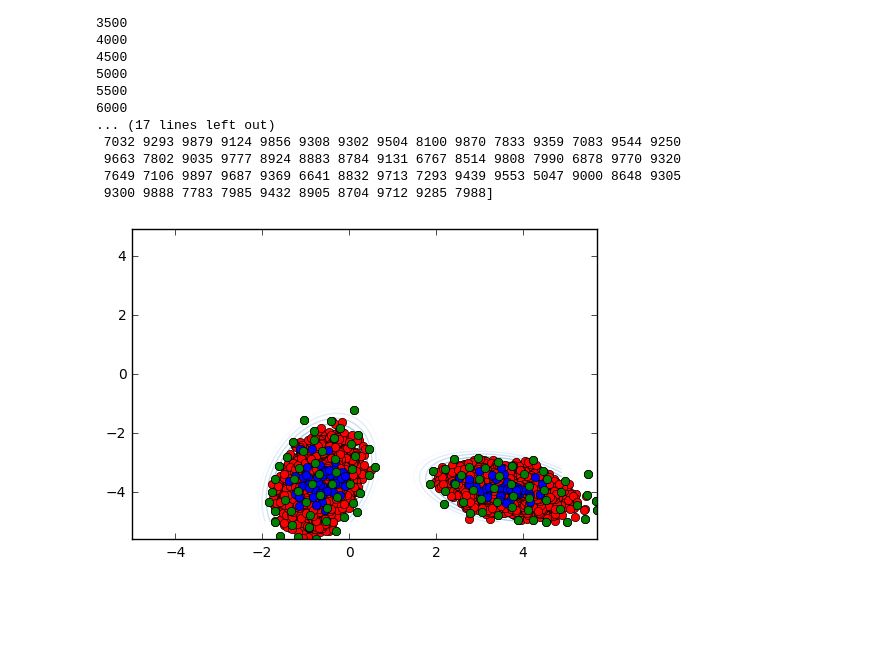
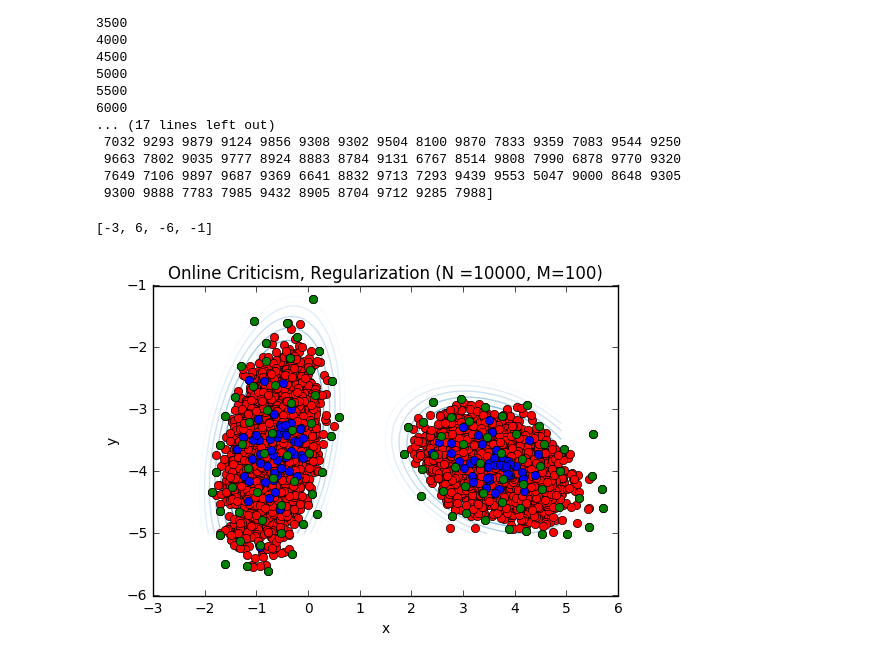
Before and after one commit to EmiliaPompe/DogsProject, a Jupyter notebook: algorithm2 (copy).ipynb, the cells around one changed output. Saved outputs shown, nothing was run; the diff lists cells and outputs as text; code cells hidden in the pictures; blank space fills up the shorter version.

Commit message:
add images for numbers onlineCriticism

```diff
--- a/algorithm2 (copy).ipynb
+++ b/algorithm2 (copy).ipynb
@@ -200,8 +200,13 @@ print prototype_indices
 # %%
 data = stream
 ex.plot()
 plt.plot(data[:N,0], data[:N,1], 'ro');
 plt.plot(data[prototype_indices,0], data[prototype_indices,1], 'bo');
 plt.plot(data[criticism_indices,0], data[criticism_indices,1], 'go');
+plt.xlabel('x')
+plt.ylabel('y')
+plt.title('Online Criticism, Regularization (N =10000, M=100)')
+plt.axis([-3, 6, -6, -1])
 # %% [output]
+[-3, 6, -6, -1]
-[figure, old version]
+[figure, new version]
```
Also changed, not shown: parts of 1 cell of this notebook, 4 other files.
